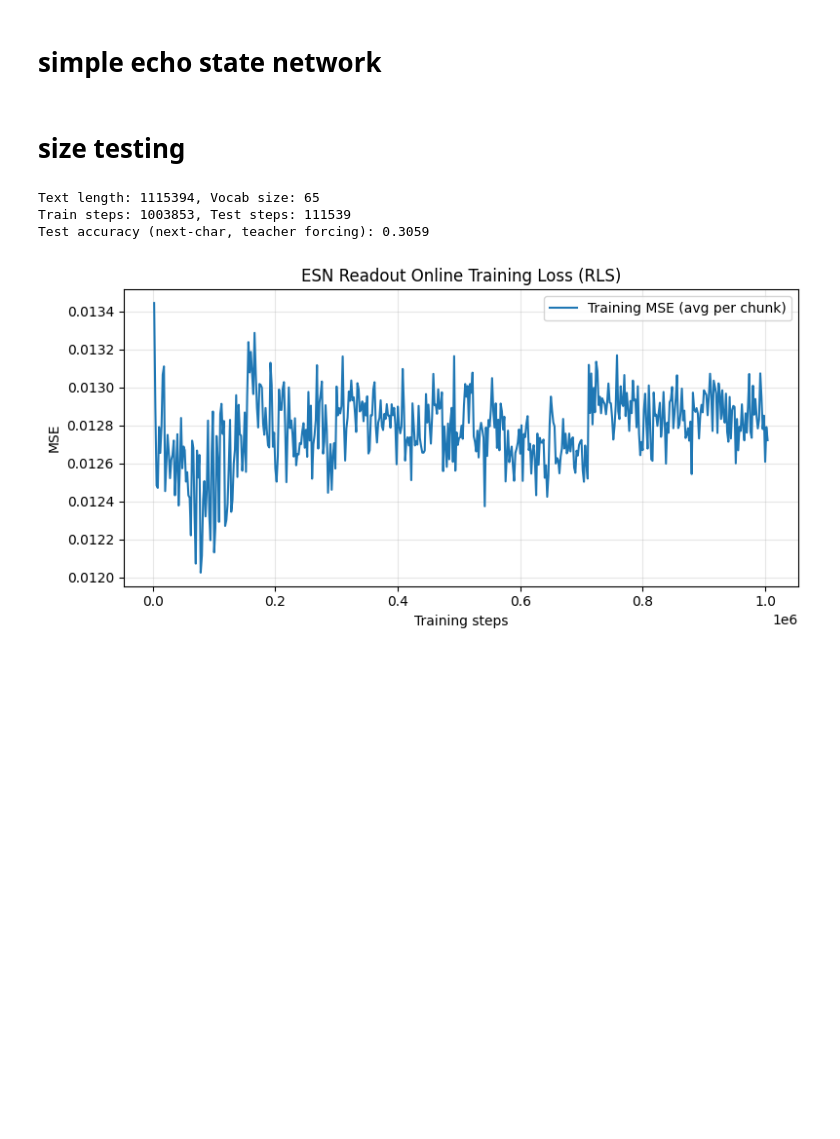
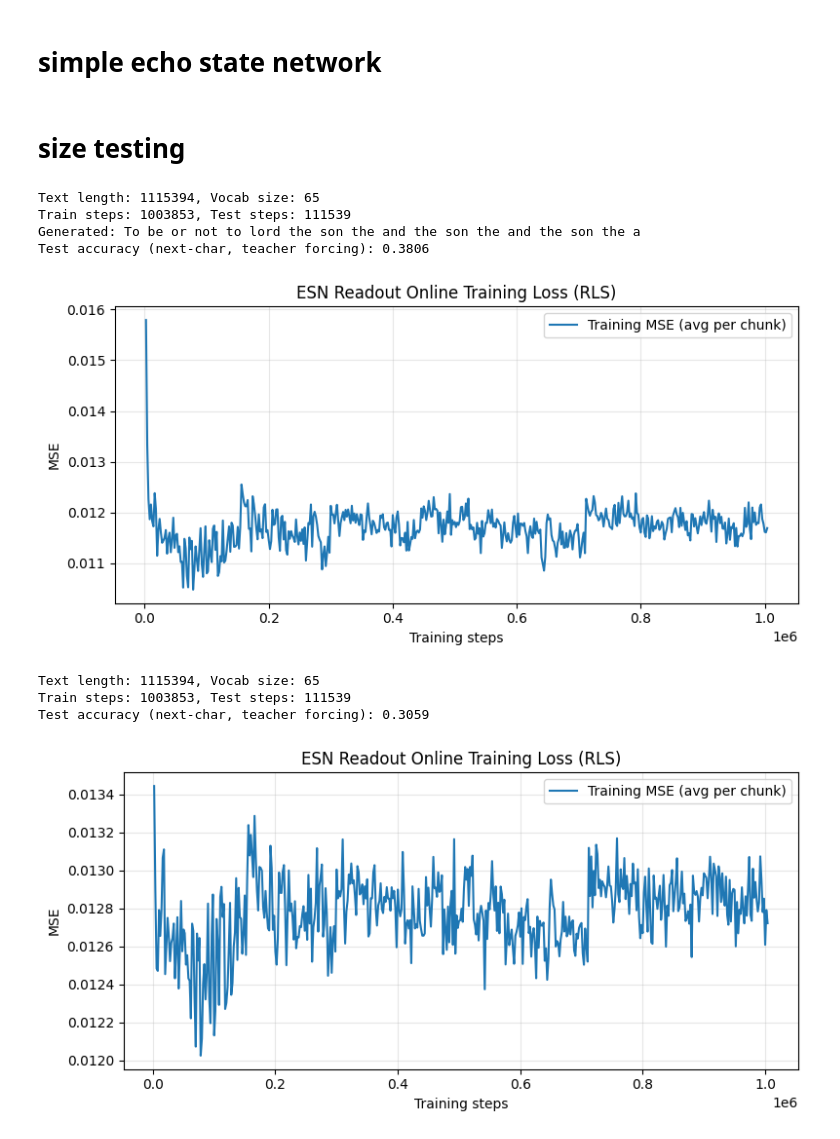
Before and after one commit to FreshMedlar/EvoReservoir, a Jupyter notebook: shakeChaos/esn_testing.ipynb, the cells around one changed output. Saved outputs shown, nothing was run; the diff lists cells and outputs as text; code cells hidden in the pictures; blank space fills up the shorter version.

```diff
--- a/shakeChaos/esn_testing.ipynb
+++ b/shakeChaos/esn_testing.ipynb
@@ -157,6 +157,38 @@ def run_esn_training(
 
     return Wout, losses
 
+def evaluate_autonomous(seed_text, stoi, itos, Win, W, Wout, alpha=0.3, length=100, include_input=True):
+    """Generate and evaluate without teacher forcing"""
+    I = np.eye(len(stoi), dtype=np.float32)
+    x = np.zeros(W.shape[0], dtype=np.float32)
+    bias = np.array([1.0], dtype=np.float32)
+    generated = list(seed_text)
+    true_indices = text_to_indices(seed_text + "..." * length, stoi)  # Dummy for comparison
+
+    for i in range(len(seed_text), len(seed_text) + length):
+        # Use LAST generated/predicted as input (no teacher)
+        u_idx = stoi.get(generated[-1], 0)  # Use model's last output
+        u = I[u_idx]
+
+        in_vec = np.concatenate([bias, u], dtype=np.float32)
+        preact = Win @ in_vec + W @ x
+        x = (1.0 - alpha) * x + alpha * np.tanh(preact)
+
+        if include_input:
+            z = np.concatenate([bias, u, x], dtype=np.float32)
+        else:
+            z = np.concatenate([bias, x], dtype=np.float32)
+
+        y_pred = Wout @ z
+        next_idx = int(np.argmax(y_pred))
+        generated.append(itos[next_idx])
+
+    # Simple "accuracy": % of generated chars that make sense (e.g., vs. bigram stats)
+    # Or just print generated text
+    print("Generated:", "".join(generated))
+    return generated  # Analyze manually
+
+
 def evaluate_accuracy(indices, vocab_size, Win, W, Wout, alpha=0.3, include_input_in_readout=True):
     # Teacher forcing evaluation: predict next char from current char and current state
     n_res = W.shape[0]
@@ -259,7 +291,9 @@ def main_jupyter(train_ratio=0.9,
         seed=params["seed"],
     )
 
-    # Evaluate accuracy on test set
+    sample = evaluate_autonomous("To be or not to ", stoi, itos, Win, W, Wout, alpha=0.8, length=50)
+
+    # Evaluate accuracy on test set (teacher forcing)
     test_acc = evaluate_accuracy(
         test_idx,
         vocab_size,
@@ -287,6 +321,14 @@ def main_jupyter(train_ratio=0.9,
         pass
 # %% [markdown]
 # size testing
+# %%
+main_jupyter(0.9, 440, 0.009, 0.9, 0.8, 1.4, 1, 169, 2000, True, 42 )
+# %% [output]
+Text length: 1115394, Vocab size: 65
+Train steps: 1003853, Test steps: 111539
+Generated: To be or not to lord the son the and the son the and the son the a
+Test accuracy (next-char, teacher forcing): 0.3806
+[figure, added]
 # %%
 main_jupyter(0.9, 50, 0.05, 0.9, 0.3, 1.0, 1.0, 100, 2000, True, 42)
 # %% [output]
```
Also changed, not shown: 2 other files.
